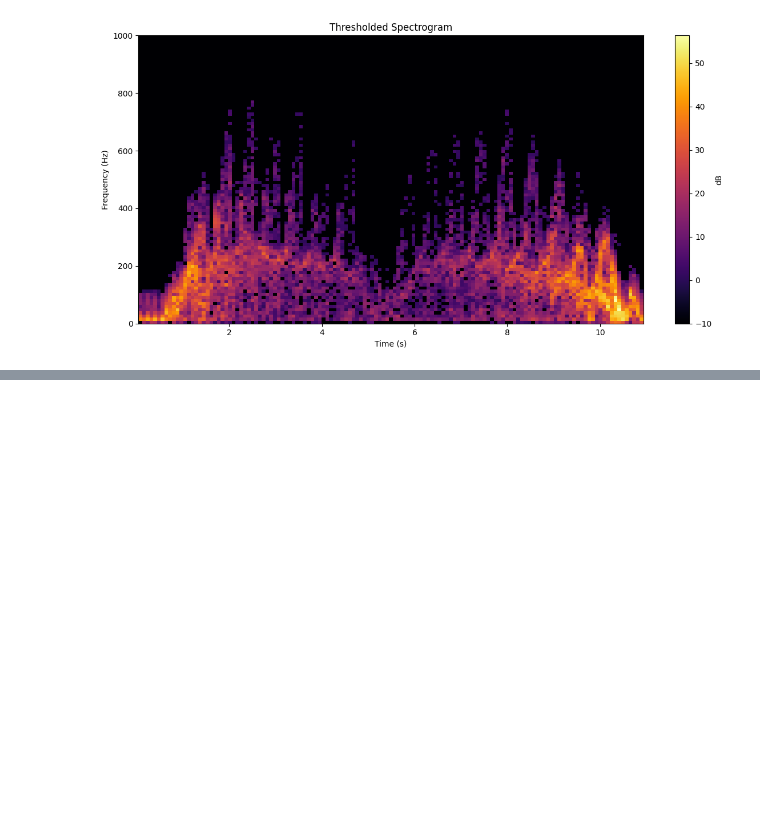
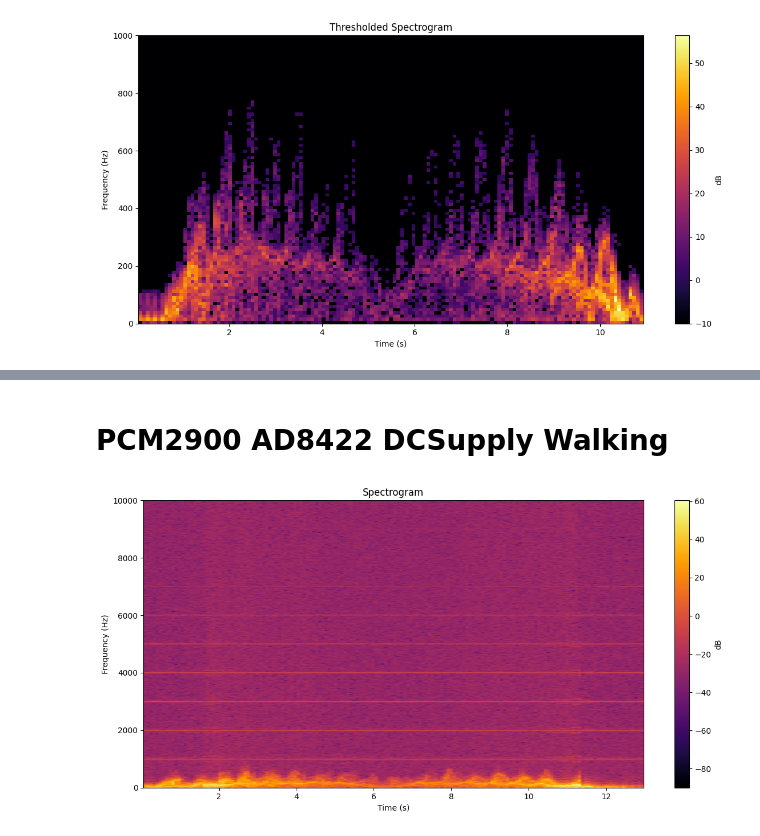
Before and after one commit to MishayNaidoo/Traffic-Monitoring-Using-Doppler-Radar, a Jupyter notebook: Motion_Tests/SpectrogramPlots.ipynb, the cells around one changed output, grey strips where cells are left out. Saved outputs shown, nothing was run; the diff lists cells and outputs as text; code cells hidden in the pictures; blank space fills up the shorter version.

```diff
--- a/Motion_Tests/SpectrogramPlots.ipynb
+++ b/Motion_Tests/SpectrogramPlots.ipynb
@@ -91,0 +135,21 @@ plt.show()
+# %% [markdown]
+# PCM2900 AD8422 DCSupply Walking
+# %%
+# Plot the original spectrogram# Load the WAV file
+filename = 'PCM2900_AD8422_DCSupply_Walking.wav'  # Replace with your WAV file's path
+sample_rate, audio_data = wavfile.read(filename)
+
+# Create a spectrogram
+frequencies, times, Sxx = spectrogram(audio_data, fs=sample_rate, nperseg=4096, noverlap=512)
+plt.figure(figsize=(12, 6))
+plt.imshow(10 * np.log10(Sxx), aspect='auto', cmap='inferno', origin='lower',
+           extent=[times.min(), times.max(), frequencies.min(), frequencies.max()])
+plt.ylim(0, 10000)
+plt.colorbar(label='dB')
+plt.title('Spectrogram')
+plt.xlabel('Time (s)')
+plt.ylabel('Frequency (Hz)')
+plt.tight_layout()
+plt.show()
+# %% [output]
+[figure, added]
```
Also changed, not shown: parts of 10 cells of this notebook, 4 other files.
